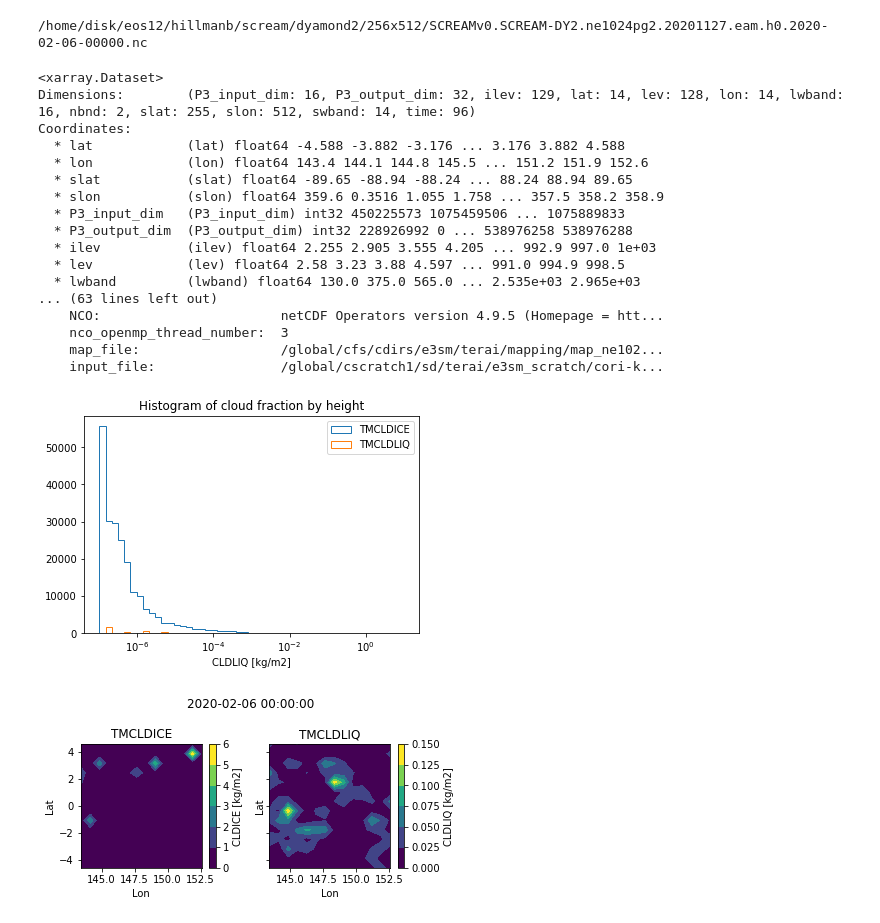
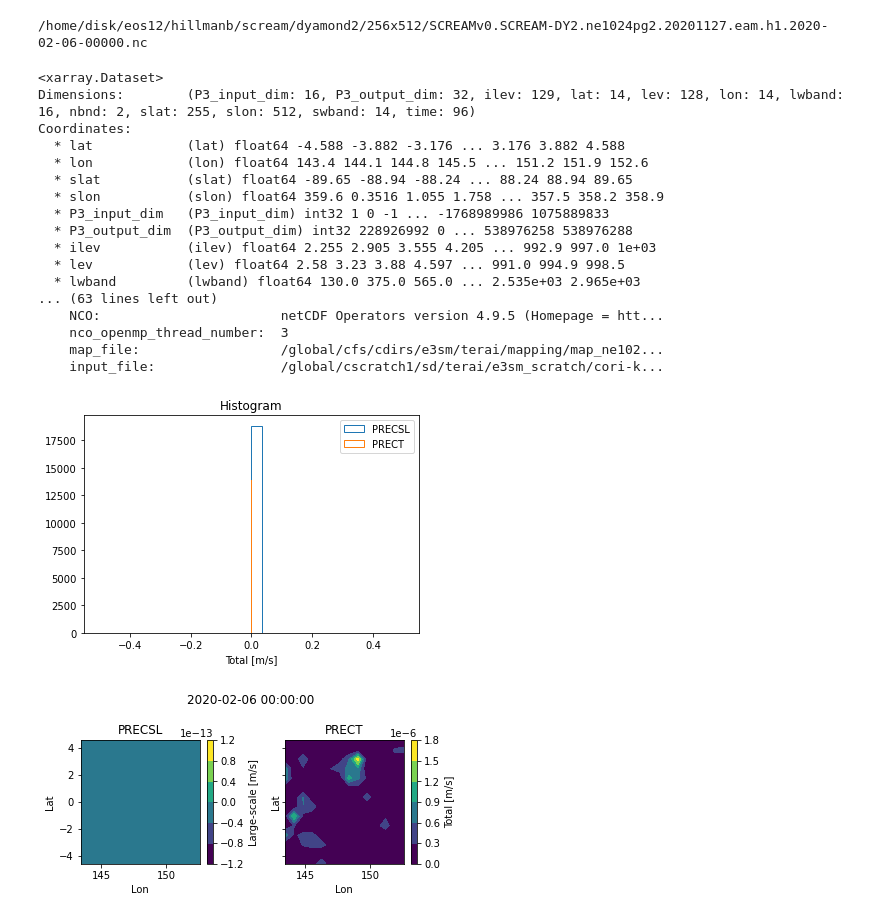
Before and after one commit to smturbev/dyamond2, a Jupyter notebook: python_scripts/test_data_exploration.ipynb, the cells around one changed output. Cells and saved outputs as stored; diff of their text form; code cells hidden in the pictures.

Commit message:
prelim plots

```diff
--- a/python_scripts/test_data_exploration.ipynb
+++ b/python_scripts/test_data_exploration.ipynb
@@ -9,13 +9,13 @@ from utility import analysis_parameters as ap
 lat0,lat1 = -5,5
 lon0,lon1 = 143,153
 # %%
-file = ap.test_data_file_name("h0", "02-06")
+file = ap.test_data_file_name("h1", "02-06")
 print(file)
 ds = xr.open_dataset(file, engine="netcdf4")
 ds = ds.sel(lat=slice(lat0, lat1)).sel(lon=slice(lon0,lon1))
 ds
 # %% [output]
-/home/disk/eos12/hillmanb/scream/dyamond2/256x512/SCREAMv0.SCREAM-DY2.ne1024pg2.20201127.eam.h0.2020-02-06-00000.nc
+/home/disk/eos12/hillmanb/scream/dyamond2/256x512/SCREAMv0.SCREAM-DY2.ne1024pg2.20201127.eam.h1.2020-02-06-00000.nc
 <xarray.Dataset>
 Dimensions:        (P3_input_dim: 16, P3_output_dim: 32, ilev: 129, lat: 14, lev: 128, lon: 14, lwband: 16, nbnd: 2, slat: 255, slon: 512, swband: 14, time: 96)
 Coordinates:
@@ -23,7 +23,7 @@ Coordinates:
   * lon            (lon) float64 143.4 144.1 144.8 145.5 ... 151.2 151.9 152.6
   * slat           (slat) float64 -89.65 -88.94 -88.24 ... 88.24 88.94 89.65
   * slon           (slon) float64 359.6 0.3516 1.055 1.758 ... 357.5 358.2 358.9
-  * P3_input_dim   (P3_input_dim) int32 450225573 1075459506 ... 1075889833
+  * P3_input_dim   (P3_input_dim) int32 1 0 -1 ... -1768989986 1075889833
   * P3_output_dim  (P3_output_dim) int32 228926992 0 ... 538976258 538976288
   * ilev           (ilev) float64 2.255 2.905 3.555 4.205 ... 992.9 997.0 1e+03
   * lev            (lev) float64 2.58 3.23 3.88 4.597 ... 991.0 994.9 998.5
@@ -36,36 +36,46 @@ Coordinates:
 # %%
 #plotting
 fig, ax = plt.subplots(1,1,figsize=(6,4))
-log=True
+log=False
+t=0
+
+## h0
 # bins=np.linspace(0.01,1,20)
 # vars = ["CLDTOT","CLDHGH","CLDMED","CLDLOW"]
-bins = np.linspace(-5,1,25)
-vars = ["TMCLDICE", "TMCLDLIQ", "TMCLDRIM", "TMRAINQM"]
-t=0
+# bins = np.linspace(-5,1,25)
+# vars = ["TMCLDICE", "TMCLDLIQ", "TMCLDRIM", "TMRAINQM"]
+# vmin, vmax = -5, 1
+# vars = ["CAPE", "CIN"]
+# bins=30
+
+## h1
+# vars = ["LHFLX", "SHFLX"]
+# vars = ["PRECSL", "PRECT"]
+
+bins=30
 
 #histogram
 for v in vars:
     if log:
-        np.log10(ds[v]).plot.hist(bins=bins, ax=ax, density=True, histtype="step", label=v)
+        np.log10(ds[v]).plot.hist(bins=bins, ax=ax, density=False, histtype="step", label=v)
     else:
-        ds[v].plot.hist(bins=bins, ax=ax, density=True, histtype="step", label=v)
+        ds[v].plot.hist(bins=bins, ax=ax, density=False, histtype="step", label=v)
 plt.legend()
-plt.title("Histogram of cloud fraction by height")
 plt.show()
 
 # plot snapshot on latlon
 fig, ax = plt.subplots(1, len(vars), figsize=(3*len(vars),3), sharey=True, sharex=True)
 for i,axi in enumerate(ax):
     if log:
-        np.log10(ds[vars[i]][t]).plot.contourf(ax=ax[i])
+        np.log10(ds[vars[i]][t]).plot.contourf(ax=ax[i], vmin=vmin, vmax=vmax)
     else:
         ds[vars[i]][t].plot.contourf(ax=ax[i])
     axi.set_ylabel("Lat")
     axi.set_xlabel("Lon")
     axi.set_title(vars[i])
 fig.suptitle(ds.time[t].values)
 plt.tight_layout()
 plt.show()
 # %% [output]
-[figure, old version]
+[figure, new version]
-[figure, old version]
+[figure, new version]
```
Also changed, not shown: 2 other files.
